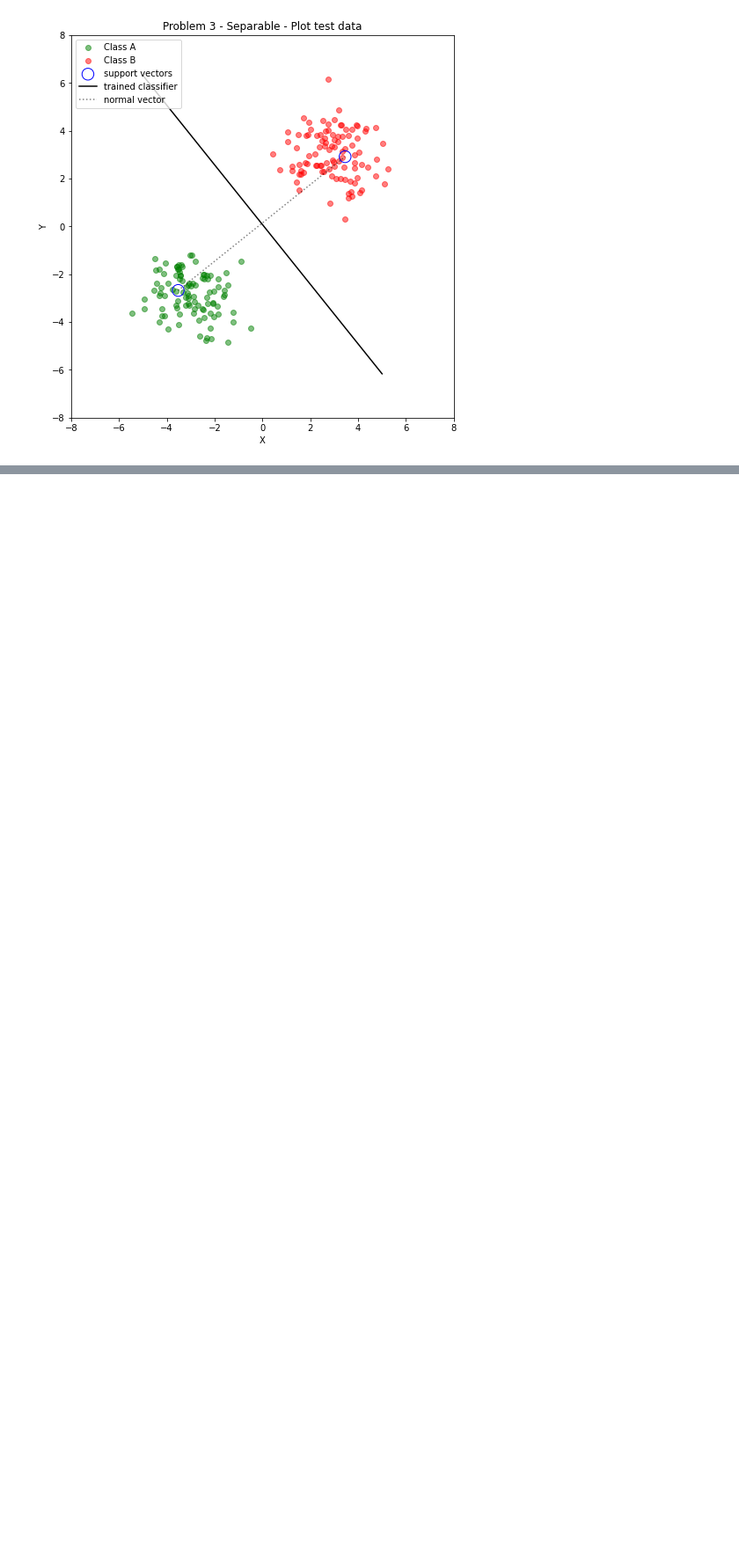
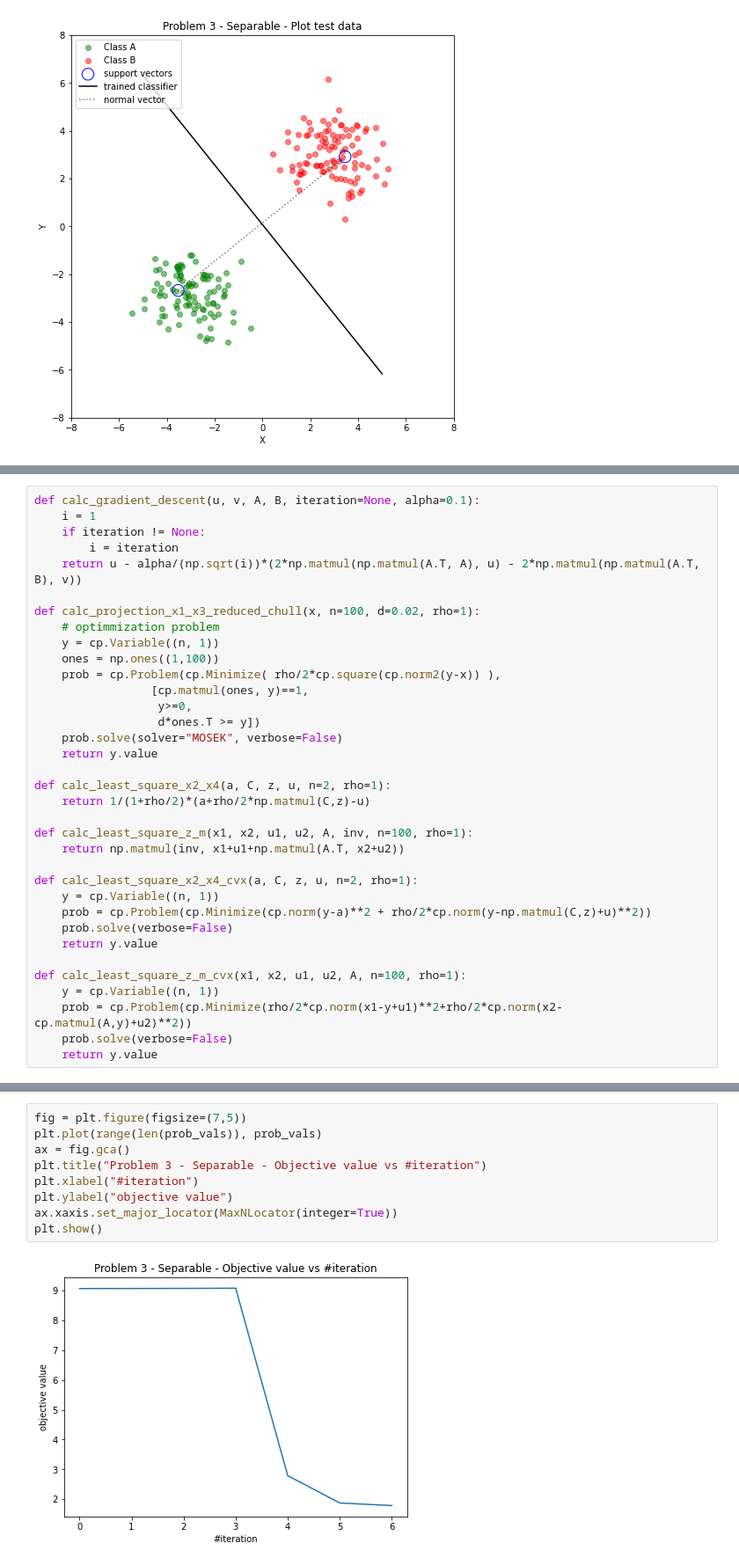
Before and after one commit to anvuongb/ece569_cvxopt_hw3, a Jupyter notebook: prob3.ipynb, the cells around one changed output, grey strips where cells are left out. Shown at 88% size. Drawn from its saved outputs; the diff is of its cells as text; blank space fills up the shorter version.

```diff
--- a/prob3.ipynb
+++ b/prob3.ipynb
@@ -186,0 +256,35 @@ plt.show()
+# %%
+def calc_gradient_descent(u, v, A, B, iteration=None, alpha=0.1):
+    i = 1
+    if iteration != None:
+        i = iteration
+    return u - alpha/(np.sqrt(i))*(2*np.matmul(np.matmul(A.T, A), u) - 2*np.matmul(np.matmul(A.T, B), v))
+
+def calc_projection_x1_x3_reduced_chull(x, n=100, d=0.02, rho=1):
+    # optimmization problem
+    y = cp.Variable((n, 1))
+    ones = np.ones((1,100))
+    prob = cp.Problem(cp.Minimize( rho/2*cp.square(cp.norm2(y-x)) ),
+                 [cp.matmul(ones, y)==1,
+                  y>=0,
+                  d*ones.T >= y])
+    prob.solve(solver="MOSEK", verbose=False)
+    return y.value
+
+def calc_least_square_x2_x4(a, C, z, u, n=2, rho=1):
+    return 1/(1+rho/2)*(a+rho/2*np.matmul(C,z)-u)
+
+def calc_least_square_z_m(x1, x2, u1, u2, A, inv, n=100, rho=1):
+    return np.matmul(inv, x1+u1+np.matmul(A.T, x2+u2))
+
+def calc_least_square_x2_x4_cvx(a, C, z, u, n=2, rho=1):
+    y = cp.Variable((n, 1))
+    prob = cp.Problem(cp.Minimize(cp.norm(y-a)**2 + rho/2*cp.norm(y-np.matmul(C,z)+u)**2))
+    prob.solve(verbose=False)
+    return y.value
+
+def calc_least_square_z_m_cvx(x1, x2, u1, u2, A, n=100, rho=1):
+    y = cp.Variable((n, 1))
+    prob = cp.Problem(cp.Minimize(rho/2*cp.norm(x1-y+u1)**2+rho/2*cp.norm(x2-cp.matmul(A,y)+u2)**2))
+    prob.solve(verbose=False)
+    return y.value
@@ -186,0 +353,11 @@ plt.show()
+# %%
+fig = plt.figure(figsize=(7,5))
+plt.plot(range(len(prob_vals)), prob_vals)
+ax = fig.gca()
+plt.title("Problem 3 - Separable - Objective value vs #iteration")
+plt.xlabel("#iteration")
+plt.ylabel("objective value")
+ax.xaxis.set_major_locator(MaxNLocator(integer=True))
+plt.show()
+# %% [output]
+[figure, added]
```
Also changed, not shown: parts of 17 cells of this notebook.
